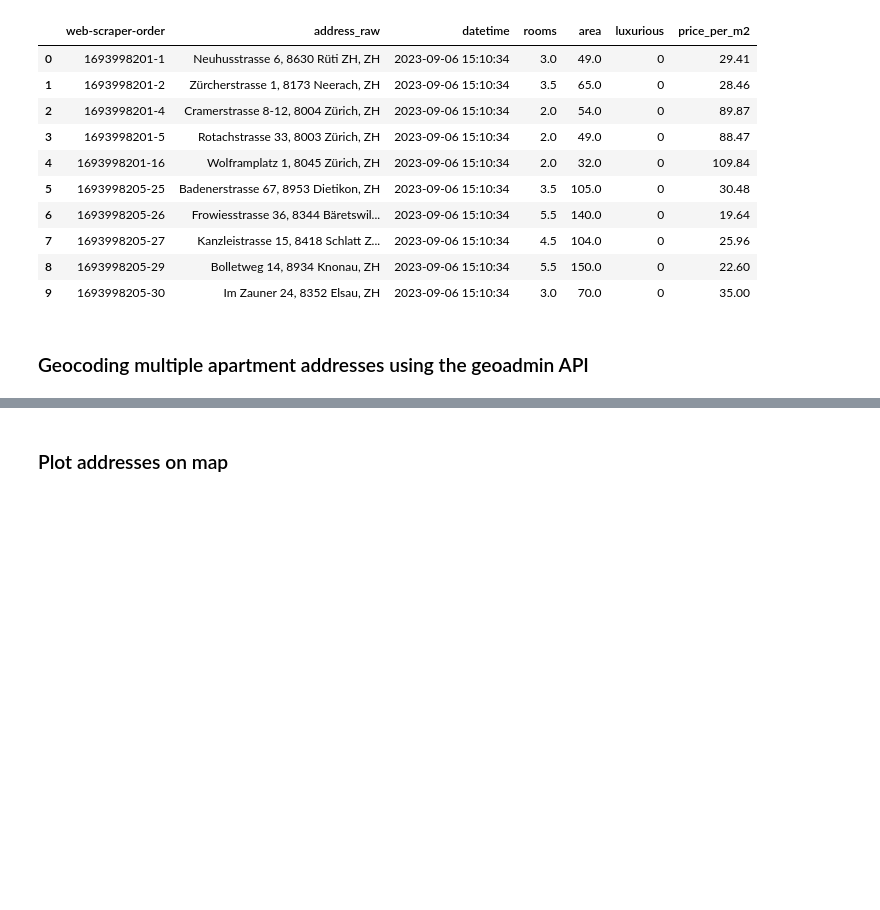
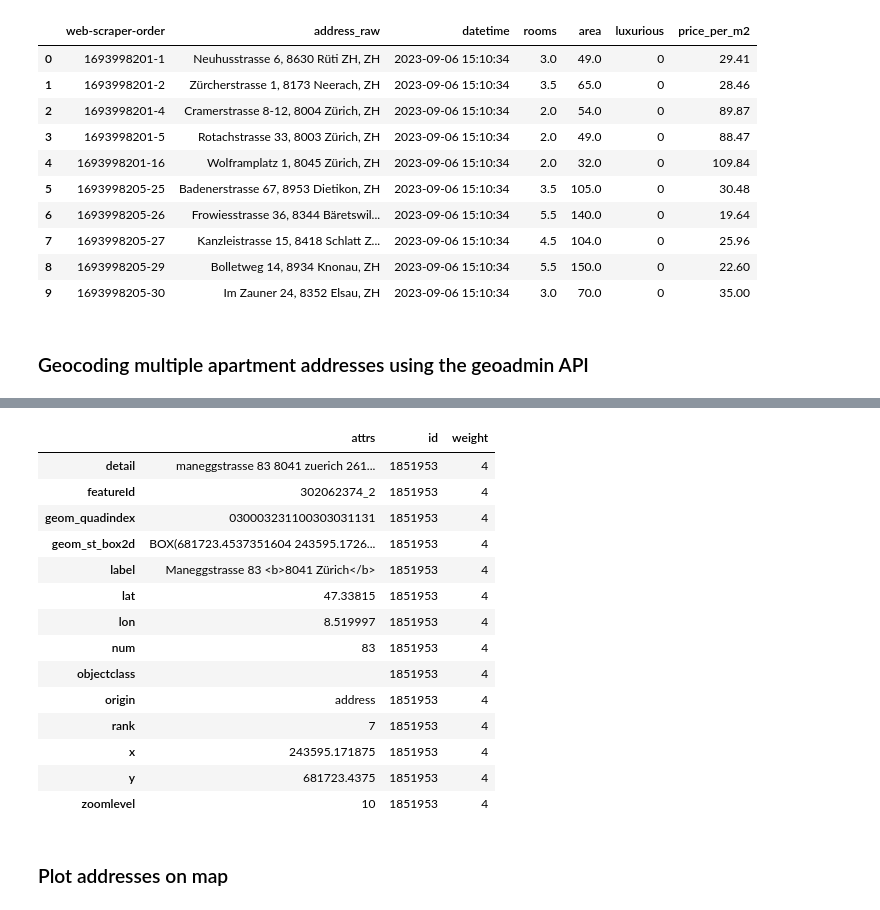
Before and after one commit to DiegoGlez28/data_analytics_zhaw, a Jupyter notebook: Week_05/geocoding_addresses.ipynb, the cells around one changed output, grey strips where cells are left out. Saved outputs shown, nothing was run; the diff lists cells and outputs as text; code cells hidden in the pictures; blank space fills up the shorter version.

```diff
--- a/Week_05/geocoding_addresses.ipynb
+++ b/Week_05/geocoding_addresses.ipynb
@@ -161,6 +161,25 @@ df.head(5)
 | 2 | 1693998201-4 | Cramerstrasse 8-12, 8004 Zürich, ZH | 2023-09-06 15:10:34 | 2.0 | 54.0 | 0 | 89.87 | NaN | NaN |
 | 3 | 1693998201-5 | Rotachstrasse 33, 8003 Zürich, ZH | 2023-09-06 15:10:34 | 2.0 | 49.0 | 0 | 88.47 | 47.370792 | 8.514748 |
 | 4 | 1693998201-16 | Wolframplatz 1, 8045 Zürich, ZH | 2023-09-06 15:10:34 | 2.0 | 32.0 | 0 | 109.84 | 47.362282 | 8.522193 |
+# %%
+asdf = pd.DataFrame.from_dict(list(data.values())[0][0], orient='columns')
+asdf
+# %% [output]
+|  | attrs | id | weight |
+| detail | maneggstrasse 83 8041 zuerich 261... | 1851953 | 4 |
+| featureId | 302062374_2 | 1851953 | 4 |
+| geom_quadindex | 030003231100303031131 | 1851953 | 4 |
+| geom_st_box2d | BOX(681723.4537351604 243595.1726... | 1851953 | 4 |
+| label | Maneggstrasse 83 <b>8041 Zürich</b> | 1851953 | 4 |
+| lat | 47.33815 | 1851953 | 4 |
+| lon | 8.519997 | 1851953 | 4 |
+| num | 83 | 1851953 | 4 |
+| objectclass |  | 1851953 | 4 |
+| origin | address | 1851953 | 4 |
+| rank | 7 | 1851953 | 4 |
+| x | 243595.171875 | 1851953 | 4 |
+| y | 681723.4375 | 1851953 | 4 |
+| zoomlevel | 10 | 1851953 | 4 |
 # %% [markdown]
 ### Plot addresses on map
 # %%
```
Also changed, not shown: parts of 3 cells of this notebook, 4 other files.
